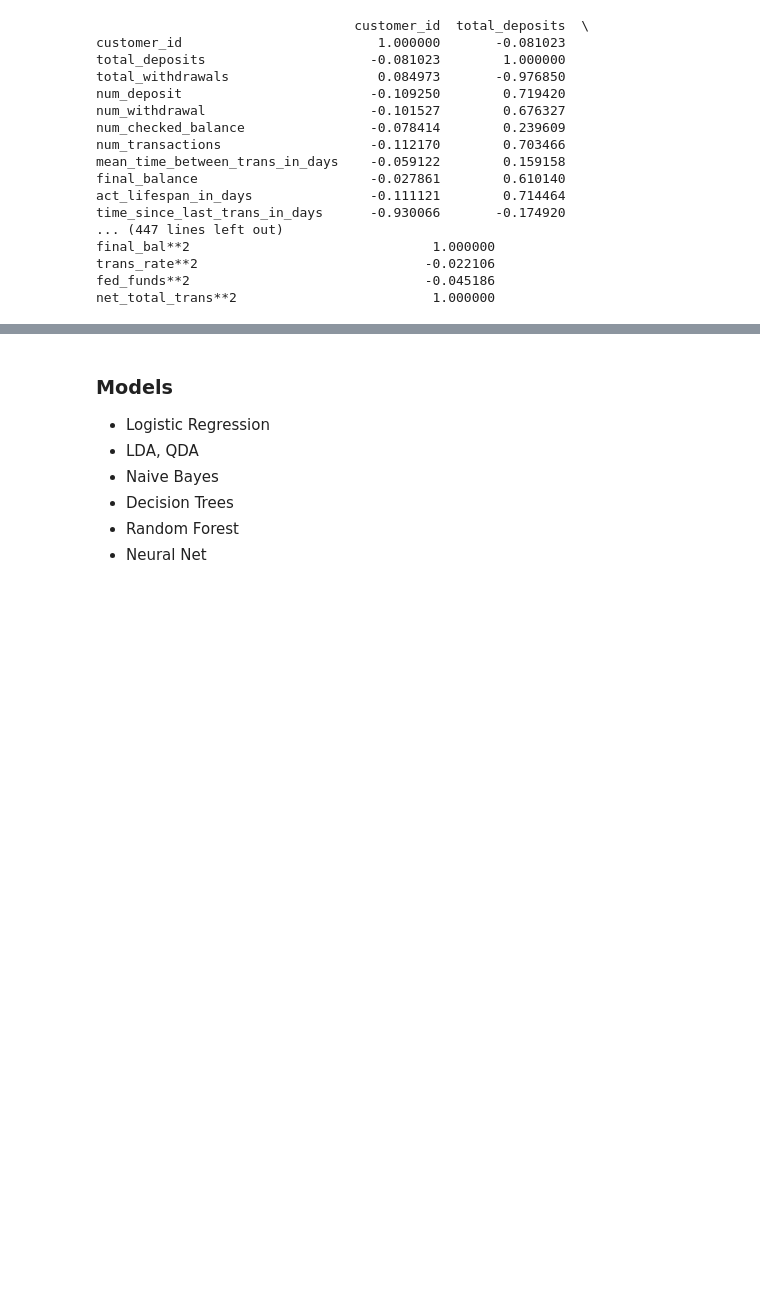
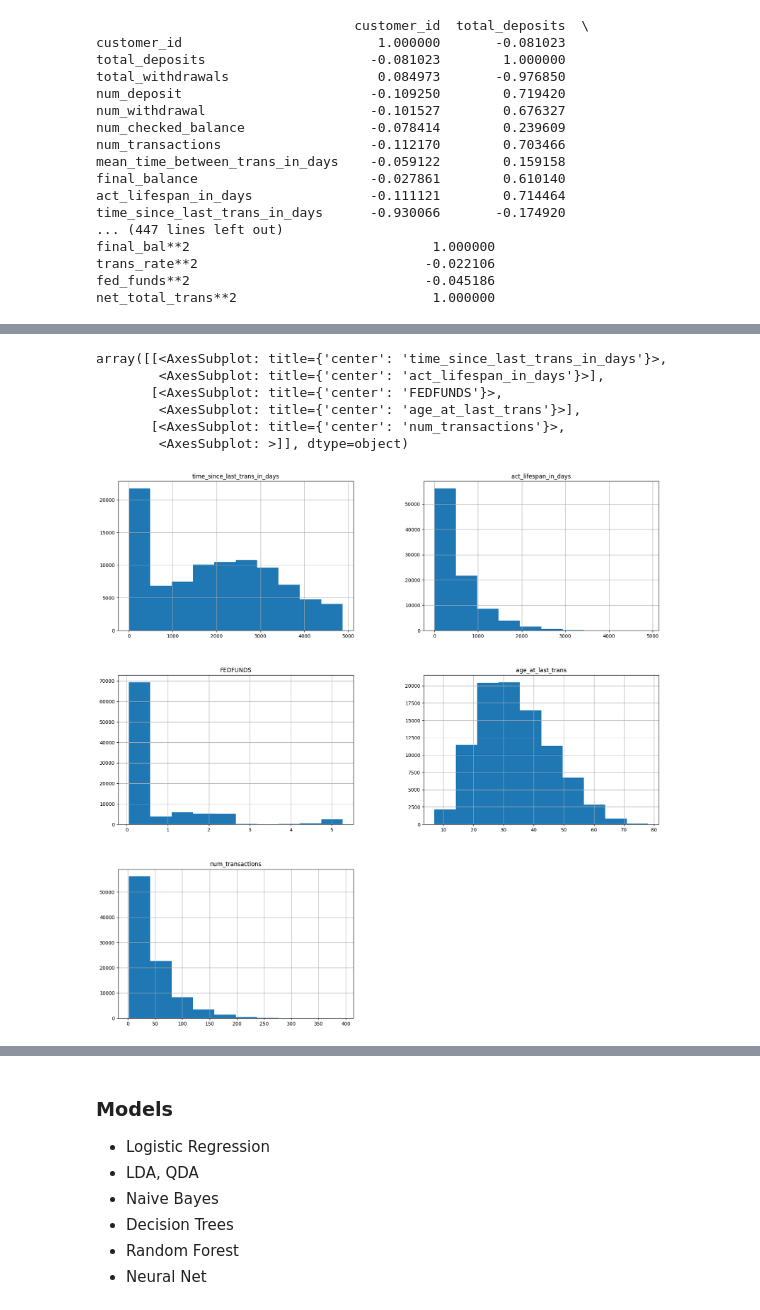
Before and after one commit to gegaddis/bank-churn, a Jupyter notebook: griffen_models.ipynb, the cells around one changed output, grey strips where cells are left out. Saved outputs shown, nothing was run; the diff lists cells and outputs as text; code cells hidden in the pictures; blank space fills up the shorter version.

```diff
--- a/griffen_models.ipynb
+++ b/griffen_models.ipynb
@@ -272,0 +328,10 @@ Text(0.5, 1.0, 'Correlation Heatmap')
+# %%
+X_train.hist(figsize=(20,20))
+# %% [output]
+array([[<AxesSubplot: title={'center': 'time_since_last_trans_in_days'}>,
+        <AxesSubplot: title={'center': 'act_lifespan_in_days'}>],
+       [<AxesSubplot: title={'center': 'FEDFUNDS'}>,
+        <AxesSubplot: title={'center': 'age_at_last_trans'}>],
+       [<AxesSubplot: title={'center': 'num_transactions'}>,
+        <AxesSubplot: >]], dtype=object)
+[figure, added]
```
Also changed, not shown: parts of 24 cells of this notebook.
